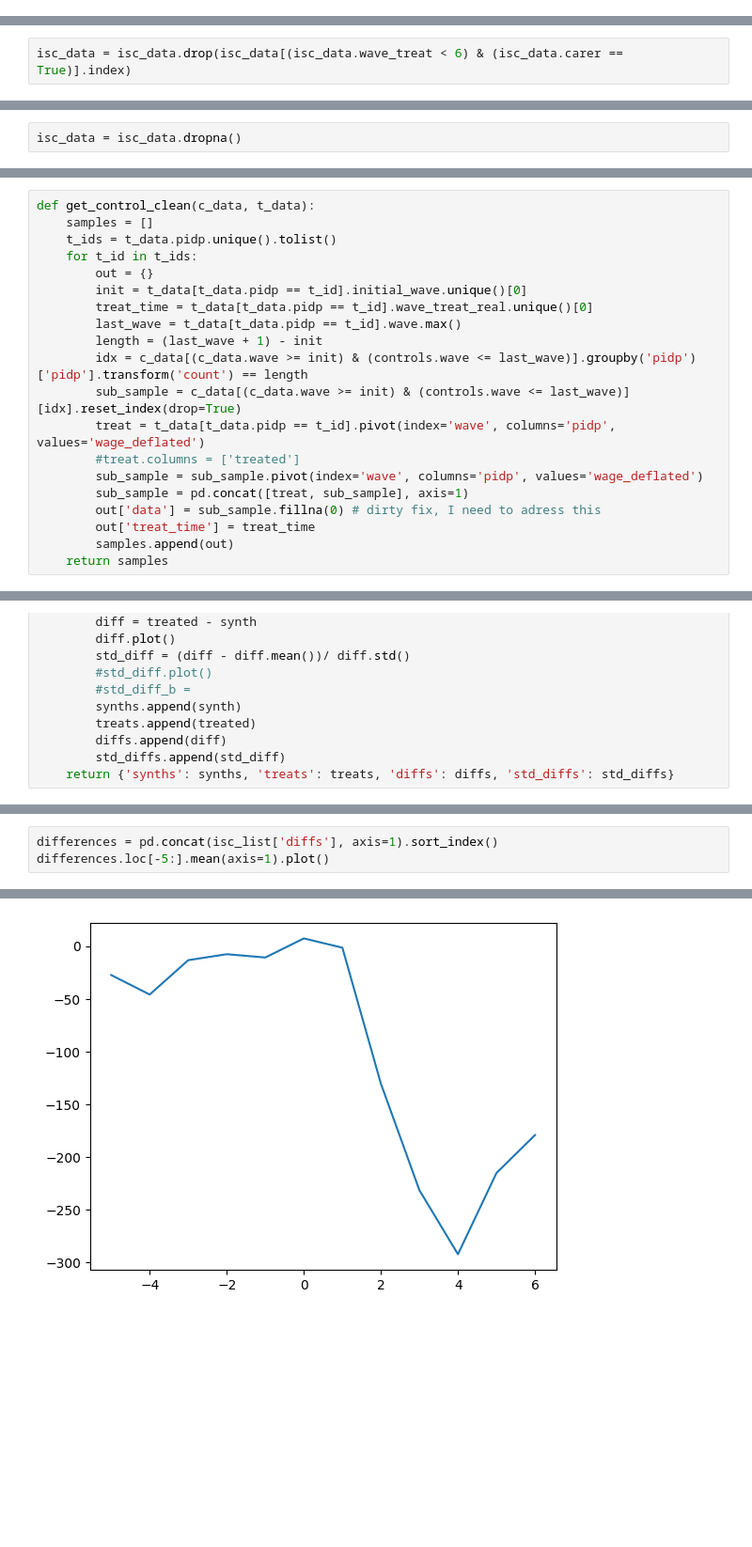
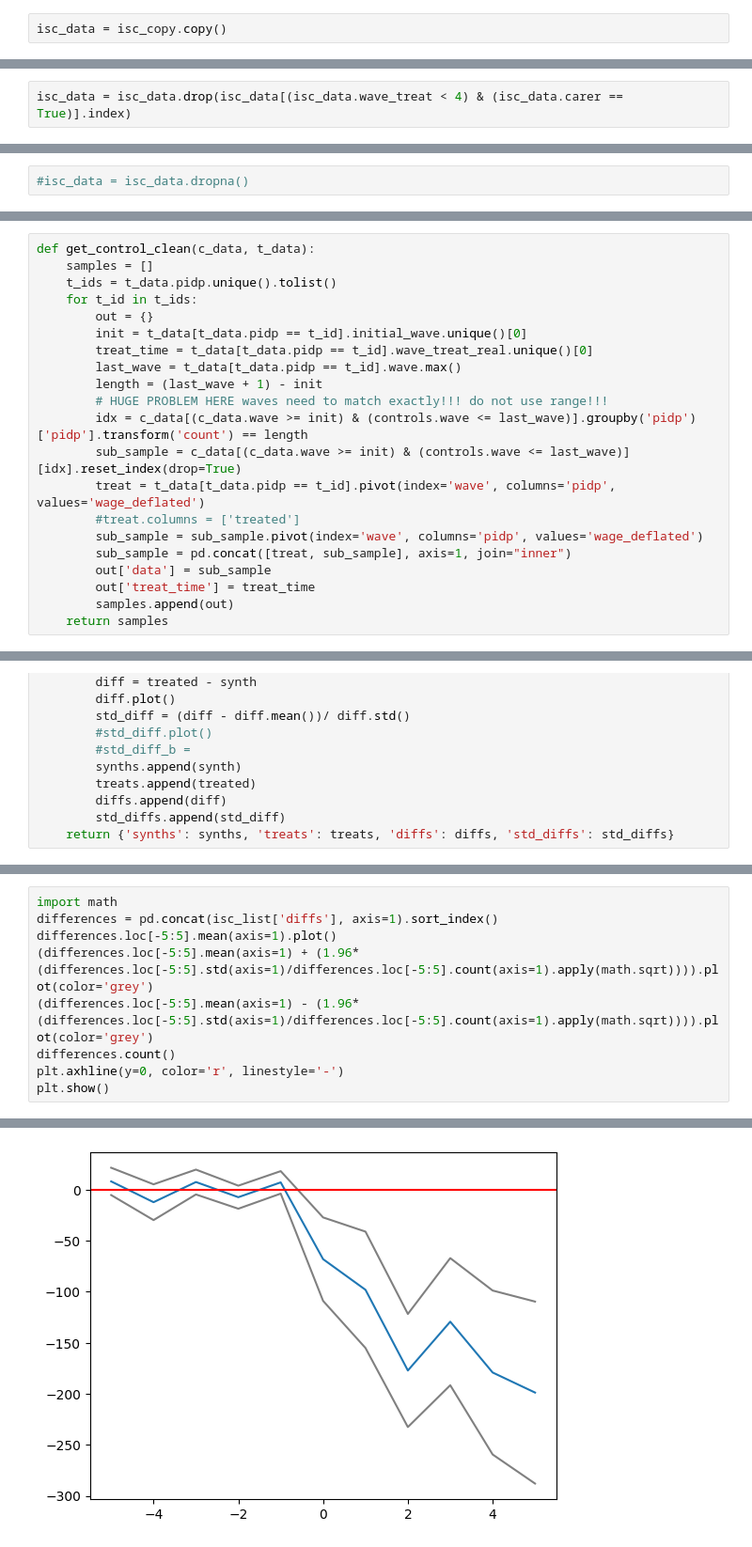
Before and after one commit to centre-for-care/costofcare, a Jupyter notebook: final_analysis.ipynb, the cells around one changed output, grey strips where cells are left out. Shown at 94% size. Saved outputs shown, nothing was run; the diff lists cells and outputs as text; blank space fills up the shorter version.

Commit message:
adding new results, but needs to refactor functions

```diff
--- a/final_analysis.ipynb
+++ b/final_analysis.ipynb
@@ -388,3 +425,5 @@ isc_data
+# %%
+isc_data = isc_copy.copy()
 # %% [markdown]
 ### Average number of waves caring
 # %%
@@ -452,5 +457,5 @@ Only carer with at least 5 data points before treatment are consider.
 # %%
-isc_data = isc_data.drop(isc_data[(isc_data.wave_treat < 6) & (isc_data.carer == True)].index)
+isc_data = isc_data.drop(isc_data[(isc_data.wave_treat < 4) & (isc_data.carer == True)].index)
 # %%
 def create_index(x):
     y = np.arange(len(x)) + 1
@@ -480,4 +485,4 @@ isc_data
 # %%
-isc_data = isc_data.dropna()
+#isc_data = isc_data.dropna()
 # %%
 isc_data['ever_carer'] = isc_data.groupby('pidp')['carer'].transform(any)
@@ -505,13 +504,14 @@ def get_control_clean(c_data, t_data):
         treat_time = t_data[t_data.pidp == t_id].wave_treat_real.unique()[0]
         last_wave = t_data[t_data.pidp == t_id].wave.max()
         length = (last_wave + 1) - init
+        # HUGE PROBLEM HERE waves need to match exactly!!! do not use range!!!
         idx = c_data[(c_data.wave >= init) & (controls.wave <= last_wave)].groupby('pidp')['pidp'].transform('count') == length
         sub_sample = c_data[(c_data.wave >= init) & (controls.wave <= last_wave)][idx].reset_index(drop=True)
         treat = t_data[t_data.pidp == t_id].pivot(index='wave', columns='pidp', values='wage_deflated')
         #treat.columns = ['treated']
         sub_sample = sub_sample.pivot(index='wave', columns='pidp', values='wage_deflated')
-        sub_sample = pd.concat([treat, sub_sample], axis=1)
-        out['data'] = sub_sample.fillna(0) # dirty fix, I need to adress this
+        sub_sample = pd.concat([treat, sub_sample], axis=1, join="inner")
+        out['data'] = sub_sample
         out['treat_time'] = treat_time
         samples.append(out)
     return samples
@@ -580,4 +613,10 @@ isc_list = isc(samples)
 # %%
+import math
 differences = pd.concat(isc_list['diffs'], axis=1).sort_index()
-differences.loc[-5:].mean(axis=1).plot()
+differences.loc[-5:5].mean(axis=1).plot()
+(differences.loc[-5:5].mean(axis=1) + (1.96*(differences.loc[-5:5].std(axis=1)/differences.loc[-5:5].count(axis=1).apply(math.sqrt)))).plot(color='grey')
+(differences.loc[-5:5].mean(axis=1) - (1.96*(differences.loc[-5:5].std(axis=1)/differences.loc[-5:5].count(axis=1).apply(math.sqrt)))).plot(color='grey')
+differences.count()
+plt.axhline(y=0, color='r', linestyle='-')
+plt.show()
 # %% [output]
@@ -585,2 +623,2 @@ differences.loc[-5:].mean(axis=1).plot()
-[figure, old version]
+[figure, new version]
 # %%
```
Also changed, not shown: parts of 23 cells of this notebook.
